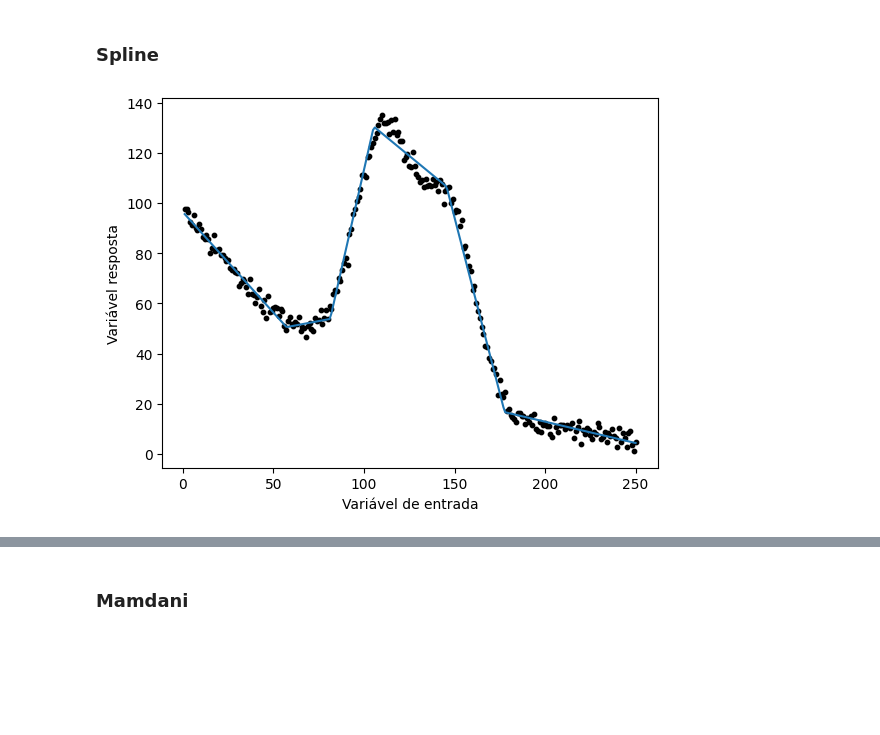
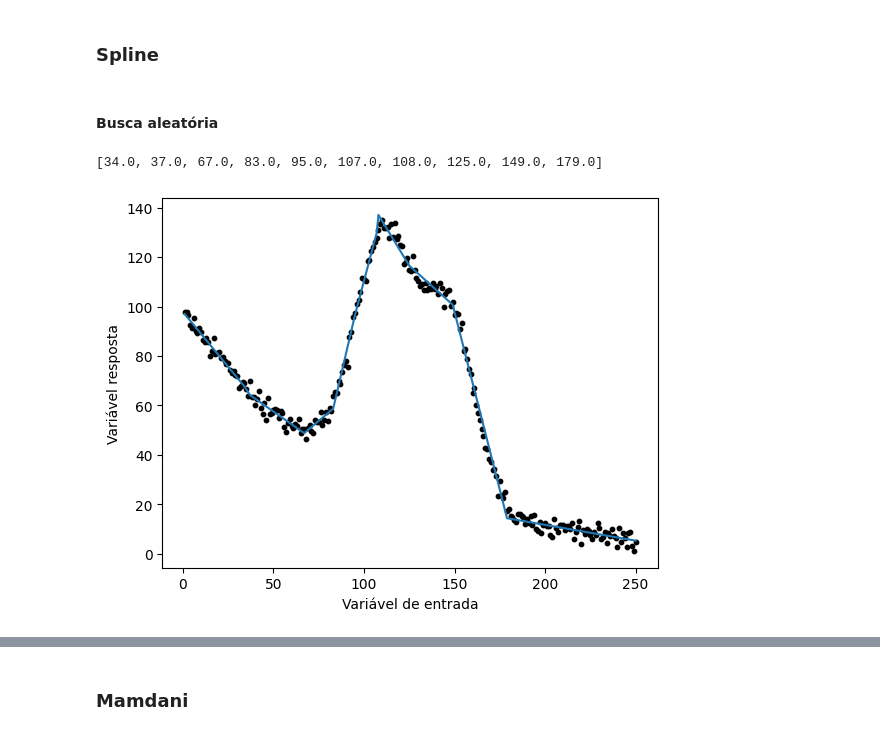
Before and after one commit to LuisFelipeCSouza/inteligencia-computacional-aplicada, a Jupyter notebook: trabalho-1/main.ipynb, the cells around one changed output, grey strips where cells are left out. Saved outputs shown, nothing was run; the diff lists cells and outputs as text; code cells hidden in the pictures; blank space fills up the shorter version.

```diff
--- a/trabalho-1/main.ipynb
+++ b/trabalho-1/main.ipynb
@@ -463,3 +474,5 @@ plt.show()
 [figure]
 # %% [markdown]
 ### Spline
+# %% [markdown]
+#### Busca aleatória
@@ -466,20 +488,24 @@ plt.show()
+# %%
+print(results[f'knots={10}']['knots'])
+# %% [output]
+[34.0, 37.0, 67.0, 83.0, 95.0, 107.0, 108.0, 125.0, 149.0, 179.0]
 # %%
-pwreg = SplineLinearRegression(knots=[57.226,  81.323, 105.419, 121.484, 145.581, 177.71])
+pwreg = SplineLinearRegression(knots=[34.0, 37.0, 67.0, 83.0, 95.0, 107.0, 108.0, 125.0, 149.0, 179.0])
 pwreg.fit(X, y)
 y_pred = pwreg.predict(X)
 
 fig, ax = plt.subplots()
 
 ax.scatter(X, y, c='k', s=10)
 ax.plot(X, y_pred)
 
 ax.set_facecolor('none')
 fig.patch.set_alpha(0.0)
 # ax.set_axis_off()
 
 ax.set_xlabel("Variável de entrada")
 ax.set_ylabel("Variável resposta")
 
 plt.show()
 # %% [output]
-[figure, old version]
+[figure, new version]
```
Also changed, not shown: parts of 13 cells of this notebook, 1 other file.
